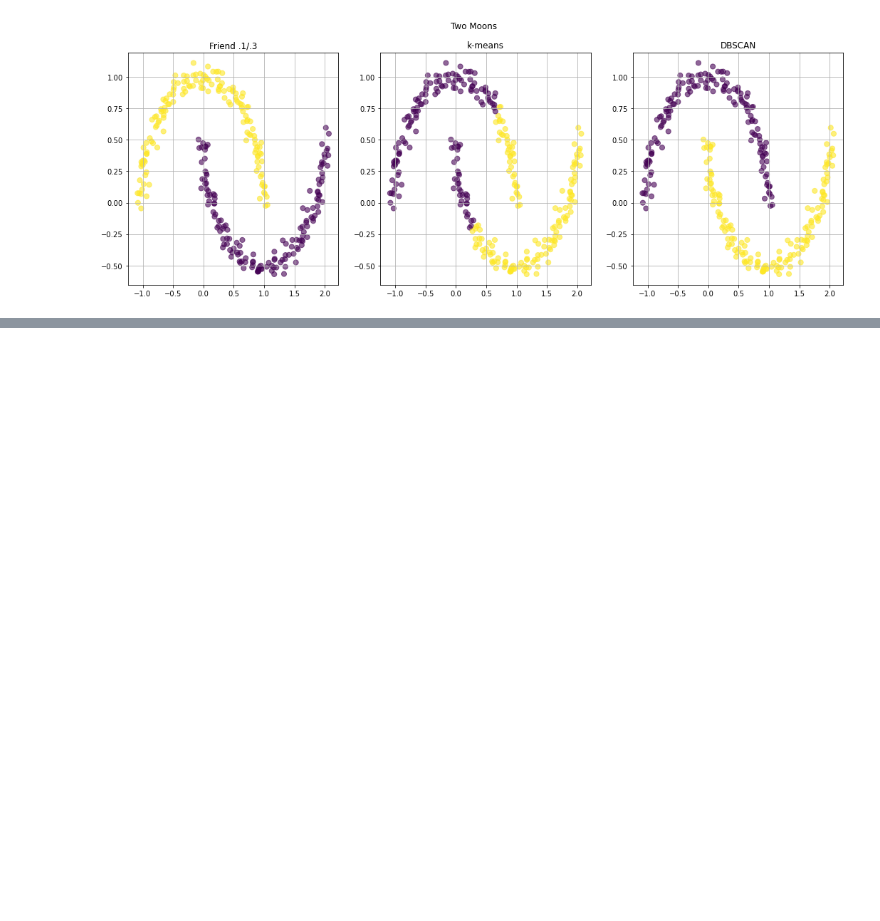
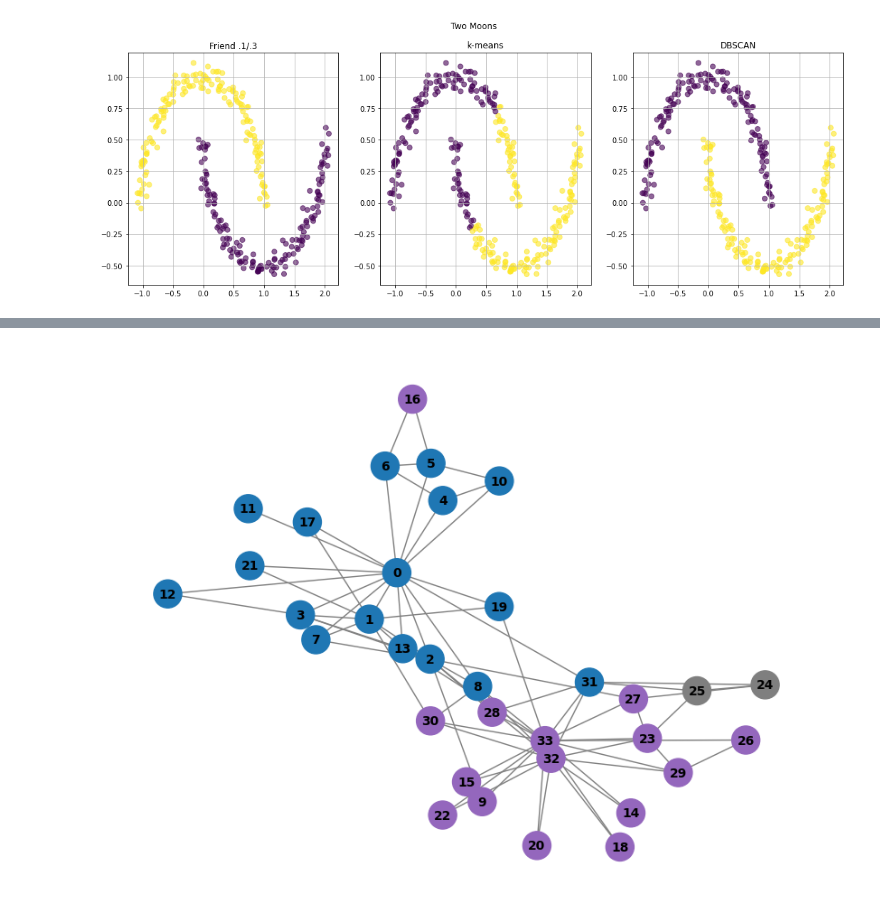
Before and after one commit to tr1gergo/local-popular, a Jupyter notebook: Benchmark.ipynb, the cells around one changed output, grey strips where cells are left out. Drawn from its saved outputs; the diff is of its cells as text; code cells hidden in the pictures; blank space fills up the shorter version.

Commit message:
Add files via upload
Added karate_klub example

```diff
--- a/Benchmark.ipynb
+++ b/Benchmark.ipynb
@@ -247,3 +247,29 @@ plot_stuff(agents,lp_a_b, kmeans_labels, dbscan_labels, title="Two Moons",
 [figure]
 140
 [figure]
+# %%
+G = nx.karate_club_graph()
+initial_clustering = {i : i for i in range(34)}
+
+agents = G.nodes()
+
+shortest_paths = dict(nx.all_pairs_shortest_path_length(G))
+G_F = nx.Graph()
+G_E = nx.Graph()
+
+# Add nodes to G_F and G_E
+G_F.add_nodes_from(G.nodes())
+G_E.add_nodes_from(G.nodes())
+
+# Populate G_F and G_E based on shortest path lengths
+for u in G.nodes():
+    for v in G.nodes():
+        if u < v:  # Avoid duplicate edges since the graph is undirected
+            path_length = shortest_paths[u][v]
+            if path_length <= 2:
+                G_F.add_edge(u, v)
+            elif path_length >= 3:
+                G_E.add_edge(u, v)
+lp_a_b = locally_popular_clustering(agents, G_F, G_E, initial_clustering,mode='B')
+lp_a_f = locally_popular_clustering(agents, G_F, G_E, initial_clustering,mode='F')
+lp_a_e = locally_popular_clustering(agents, G_F, G_E, initial_clustering,mode='E')
@@ -249,0 +300,15 @@ plot_stuff(agents,lp_a_b, kmeans_labels, dbscan_labels, title="Two Moons",
+# %%
+import matplotlib.pyplot as plt
+clustering = lp_a_b
+unique_classes = clustering
+colors = plt.cm.tab10(np.linspace(0, 1, len(unique_classes)))  # Generate distinct colors
+class_to_color = {cls: colors[i] for i, cls in enumerate(unique_classes)}
+node_colors = [class_to_color[clustering[node]] for node in G.nodes()]
+
+# Draw the graph
+plt.figure(figsize=(8, 6))
+nx.draw(G, pos=nx.spring_layout(G, seed=42), node_color=node_colors, with_labels=True,
+        edge_color='gray', node_size=500, font_size=10, font_weight='bold')
+plt.show()
+# %% [output]
+[figure, added]
```
Also changed, not shown: parts of 4 cells of this notebook.
